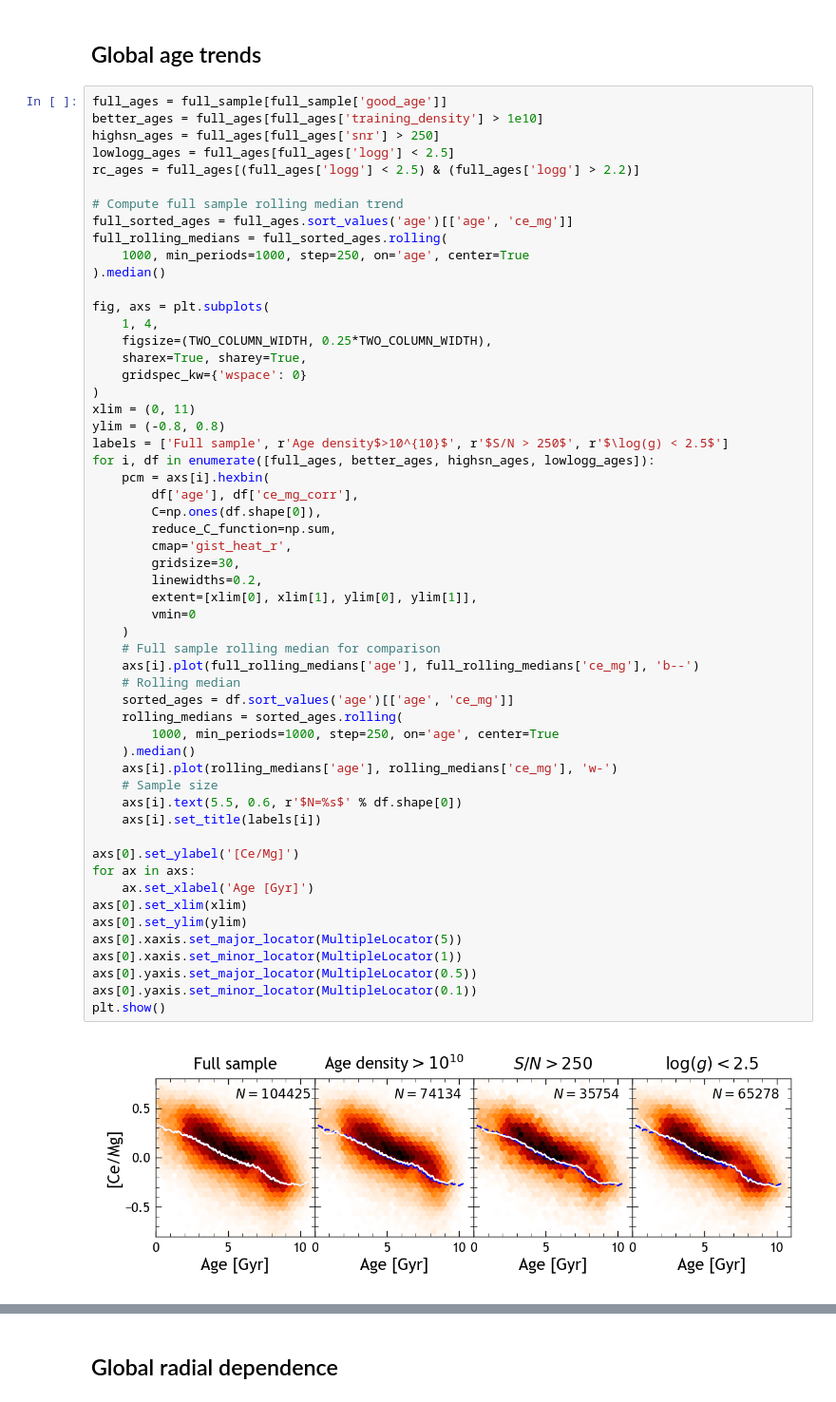
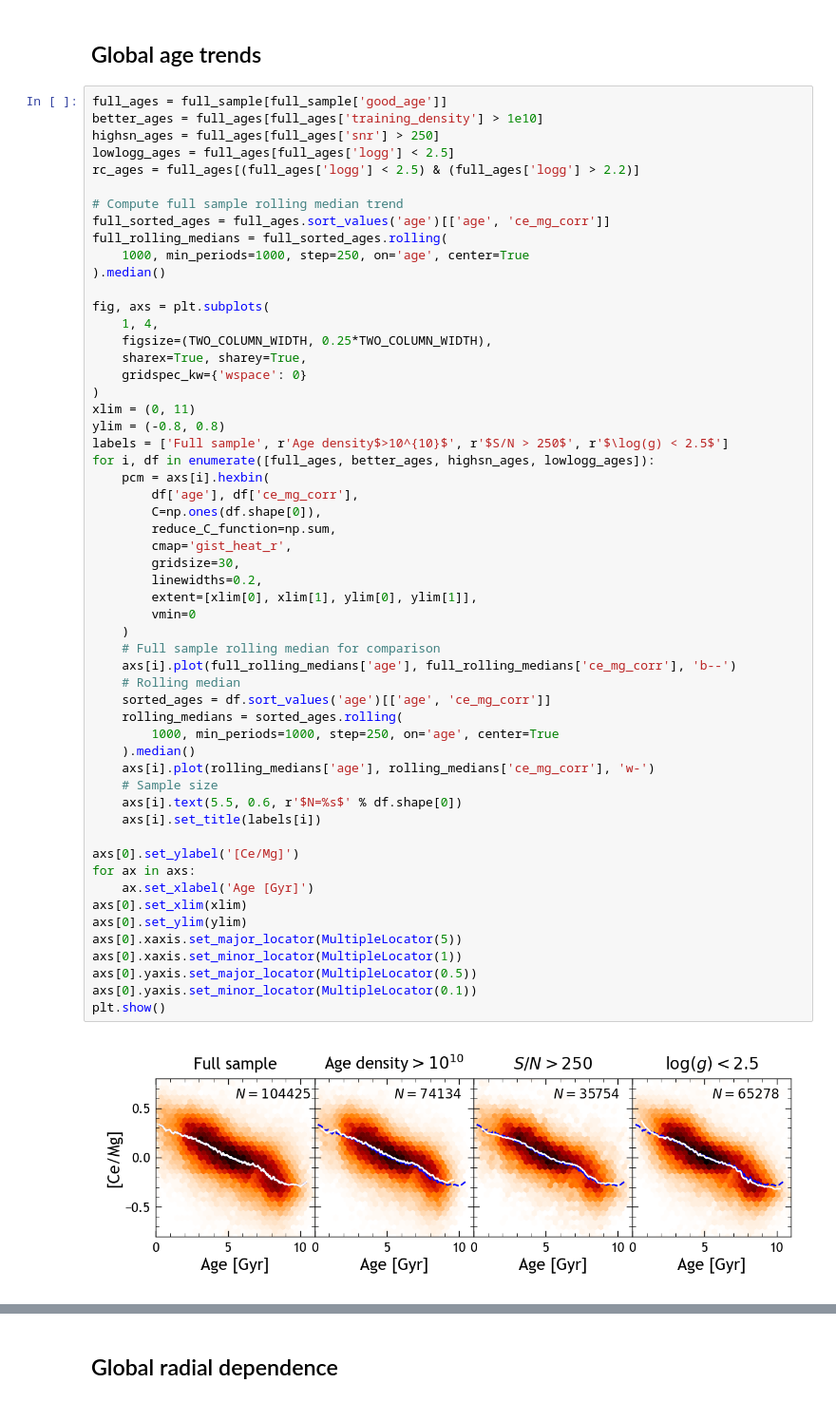
Before and after one commit to lodubay/chemical-clocks, a Jupyter notebook: src/scripts/sensitivity_tests.ipynb, the cells around one changed output, grey strips where cells are left out. Shown at 95% size. Drawn from its saved outputs; the diff is of its cells as text.

Commit message:
update logg corrections
added zero-point offset to maintain a consistent sample median after corrections

```diff
--- a/src/scripts/sensitivity_tests.ipynb
+++ b/src/scripts/sensitivity_tests.ipynb
@@ -275,7 +416,7 @@ lowlogg_ages = full_ages[full_ages['logg'] < 2.5]
 rc_ages = full_ages[(full_ages['logg'] < 2.5) & (full_ages['logg'] > 2.2)]
 
 # Compute full sample rolling median trend
-full_sorted_ages = full_ages.sort_values('age')[['age', 'ce_mg']]
+full_sorted_ages = full_ages.sort_values('age')[['age', 'ce_mg_corr']]
 full_rolling_medians = full_sorted_ages.rolling(
     1000, min_periods=1000, step=250, on='age', center=True
 ).median()
@@ -293,34 +434,34 @@ for i, df in enumerate([full_ages, better_ages, highsn_ages, lowlogg_ages]):
     pcm = axs[i].hexbin(
         df['age'], df['ce_mg_corr'],
         C=np.ones(df.shape[0]),
         reduce_C_function=np.sum,
         cmap='gist_heat_r',
         gridsize=30,
         linewidths=0.2,
         extent=[xlim[0], xlim[1], ylim[0], ylim[1]],
         vmin=0
     )
     # Full sample rolling median for comparison
-    axs[i].plot(full_rolling_medians['age'], full_rolling_medians['ce_mg'], 'b--')
+    axs[i].plot(full_rolling_medians['age'], full_rolling_medians['ce_mg_corr'], 'b--')
     # Rolling median
-    sorted_ages = df.sort_values('age')[['age', 'ce_mg']]
+    sorted_ages = df.sort_values('age')[['age', 'ce_mg_corr']]
     rolling_medians = sorted_ages.rolling(
         1000, min_periods=1000, step=250, on='age', center=True
     ).median()
-    axs[i].plot(rolling_medians['age'], rolling_medians['ce_mg'], 'w-')
+    axs[i].plot(rolling_medians['age'], rolling_medians['ce_mg_corr'], 'w-')
     # Sample size
     axs[i].text(5.5, 0.6, r'$N=%s$' % df.shape[0])
     axs[i].set_title(labels[i])
 
 axs[0].set_ylabel('[Ce/Mg]')
 for ax in axs:
     ax.set_xlabel('Age [Gyr]')
 axs[0].set_xlim(xlim)
 axs[0].set_ylim(ylim)
 axs[0].xaxis.set_major_locator(MultipleLocator(5))
 axs[0].xaxis.set_minor_locator(MultipleLocator(1))
 axs[0].yaxis.set_major_locator(MultipleLocator(0.5))
 axs[0].yaxis.set_minor_locator(MultipleLocator(0.1))
 plt.show()
 # %% [output]
-[figure, old version]
+[figure, new version]
```
Also changed, not shown: parts of 12 cells of this notebook, 14 other files.
